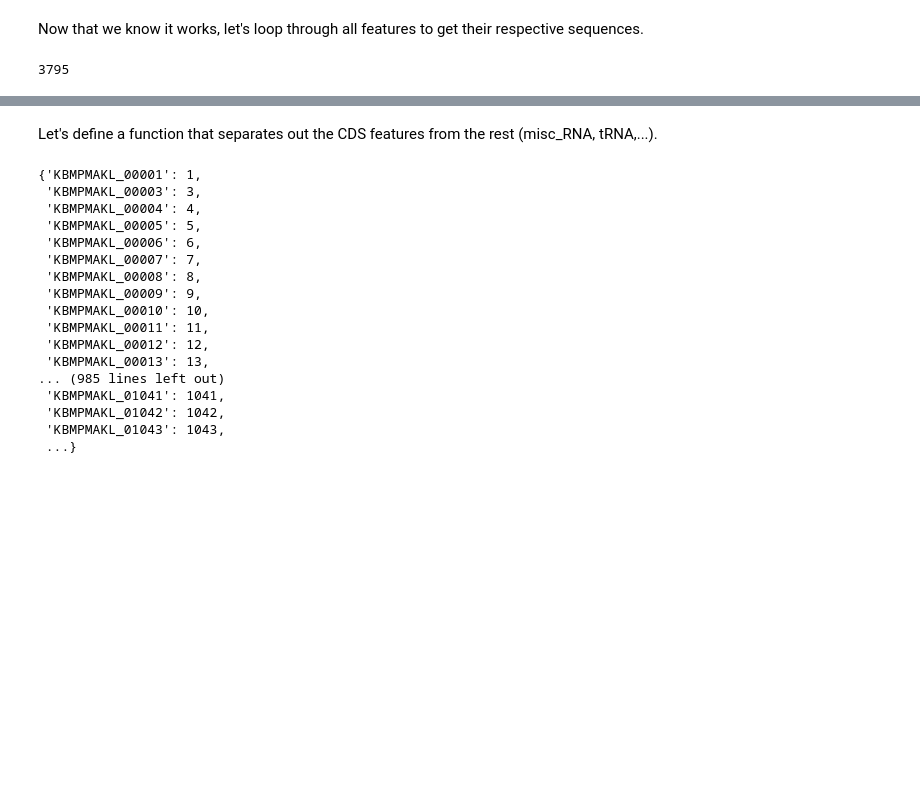
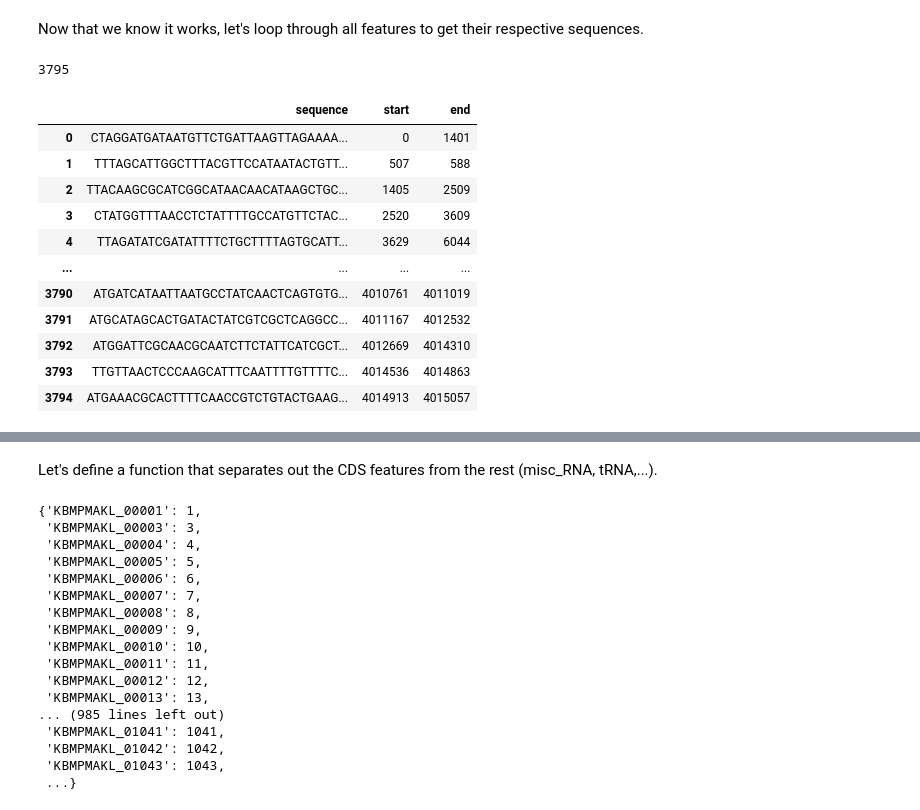
Before and after one commit to 18ganesha/pmirabilis, a Jupyter notebook: notebooks/01_analyzing_DNAstar_results.ipynb, the cells around one changed output, grey strips where cells are left out. Cells and saved outputs as stored; diff of their text form; code cells hidden in the pictures; blank space fills up the shorter version.

```diff
--- a/notebooks/01_analyzing_DNAstar_results.ipynb
+++ b/notebooks/01_analyzing_DNAstar_results.ipynb
@@ -42,6 +42,8 @@ for i in range(0,len(gb_record.features)):
     end_list.append(end) #full list of all sequences for every feature
 # %%
 new_list=seq_list[1:]
+start_list=start_list[1:]
+end_list=end_list[1:]
 len(new_list)
 # %% [output]
 3795
@@ -50,5 +55,17 @@ df_gbk_seq['sequence']=new_list
 df_gbk_seq['start']=start_list
 df_gbk_seq['end']=end_list
 # %%
-df_gbk_seq['sequence']
+df_gbk_seq
 # %% [output]
+|  | sequence | start | end |
+| 0 | CTAGGATGATAATGTTCTGATTAAGTTAGAAAA... | 0 | 1401 |
+| 1 | TTTAGCATTGGCTTTACGTTCCATAATACTGTT... | 507 | 588 |
+| 2 | TTACAAGCGCATCGGCATAACAACATAAGCTGC... | 1405 | 2509 |
+| 3 | CTATGGTTTAACCTCTATTTTGCCATGTTCTAC... | 2520 | 3609 |
+| 4 | TTAGATATCGATATTTTCTGCTTTTAGTGCATT... | 3629 | 6044 |
+| ... | ... | ... | ... |
+| 3790 | ATGATCATAATTAATGCCTATCAACTCAGTGTG... | 4010761 | 4011019 |
+| 3791 | ATGCATAGCACTGATACTATCGTCGCTCAGGCC... | 4011167 | 4012532 |
+| 3792 | ATGGATTCGCAACGCAATCTTCTATTCATCGCT... | 4012669 | 4014310 |
+| 3793 | TTGTTAACTCCCAAGCATTTCAATTTTGTTTTC... | 4014536 | 4014863 |
+| 3794 | ATGAAACGCACTTTTCAACCGTCTGTACTGAAG... | 4014913 | 4015057 |
```
Also changed, not shown: parts of 13 cells of this notebook.
